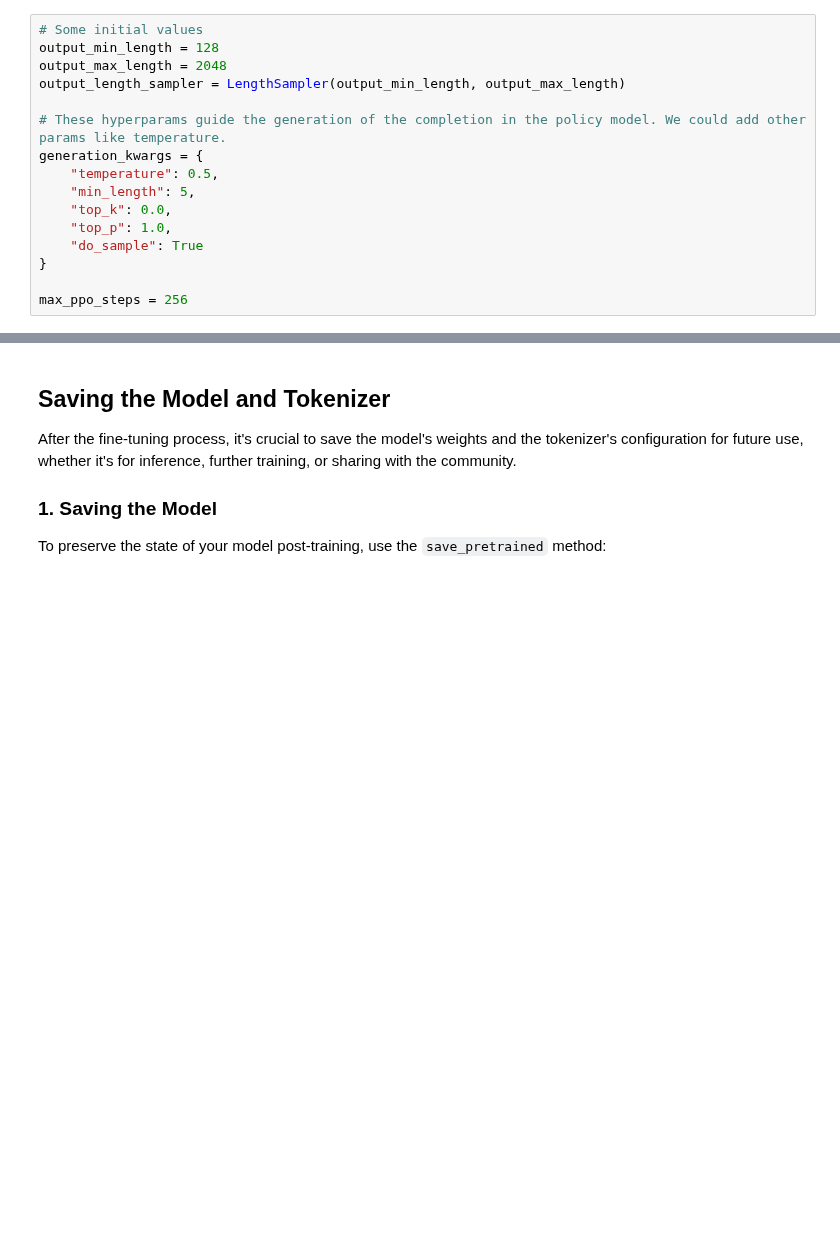
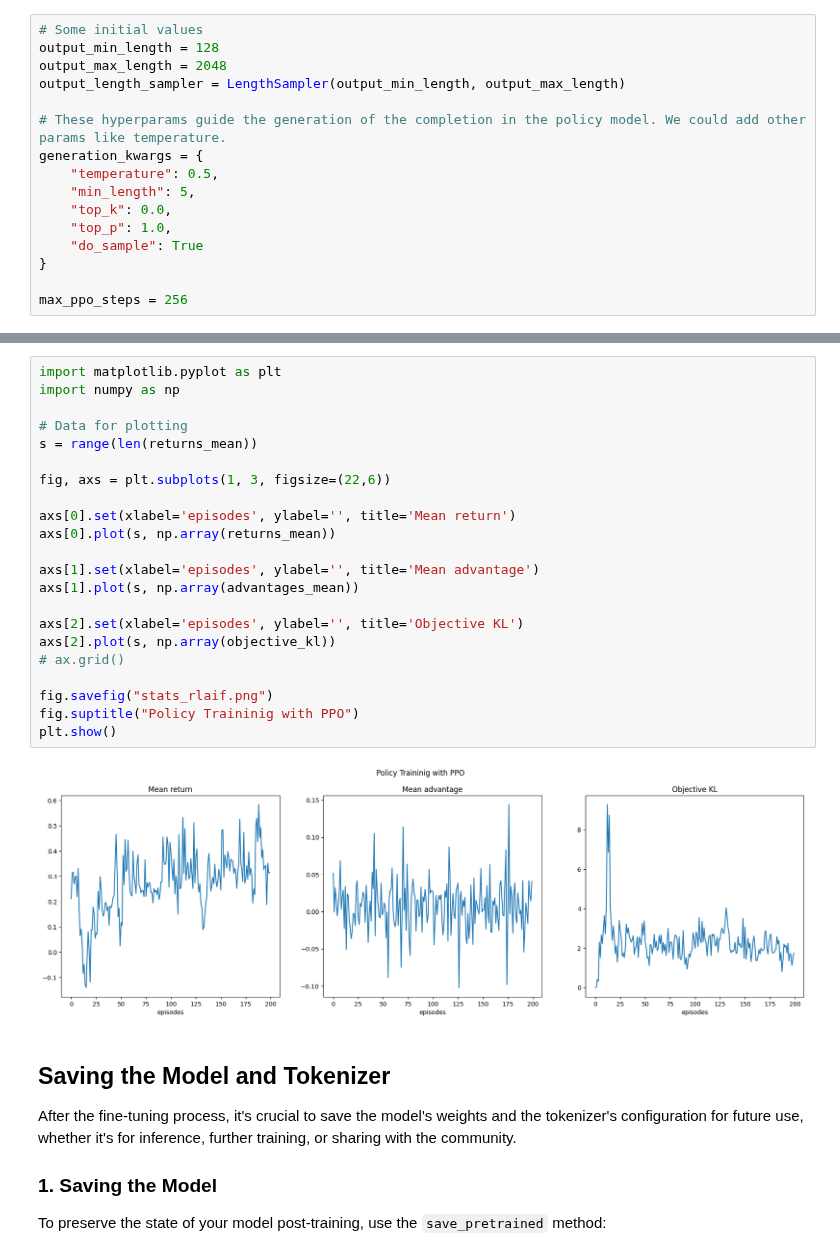
Before and after one commit to AI-Maker-Space/RLXF-Community-Sessions, a Jupyter notebook: app_rlaif_test.ipynb, the cells around one changed output, grey strips where cells are left out. Drawn from its saved outputs; the diff is of its cells as text; blank space fills up the shorter version.

```diff
--- a/app_rlaif_test.ipynb
+++ b/app_rlaif_test.ipynb
@@ -313,3 +413,27 @@ plt.show()
+# %%
+import matplotlib.pyplot as plt
+import numpy as np
+
+# Data for plotting
+s = range(len(returns_mean))
+
+fig, axs = plt.subplots(1, 3, figsize=(22,6))
+
+axs[0].set(xlabel='episodes', ylabel='', title='Mean return')
+axs[0].plot(s, np.array(returns_mean))
+
+axs[1].set(xlabel='episodes', ylabel='', title='Mean advantage')
+axs[1].plot(s, np.array(advantages_mean))
+
+axs[2].set(xlabel='episodes', ylabel='', title='Objective KL')
+axs[2].plot(s, np.array(objective_kl))
+# ax.grid()
+
+fig.savefig("stats_rlaif.png")
+fig.suptitle("Policy Traininig with PPO")
+plt.show()
+# %% [output]
+[figure, added]
 # %% [markdown]
 ## Saving the Model and Tokenizer
 
```
Also changed, not shown: parts of 21 cells of this notebook.
